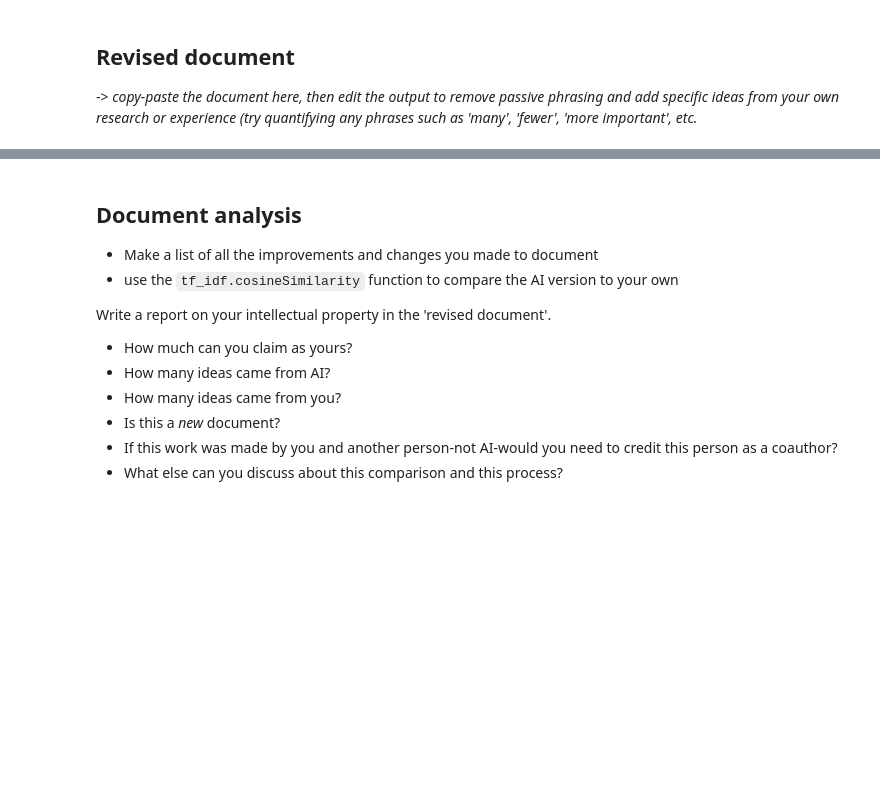
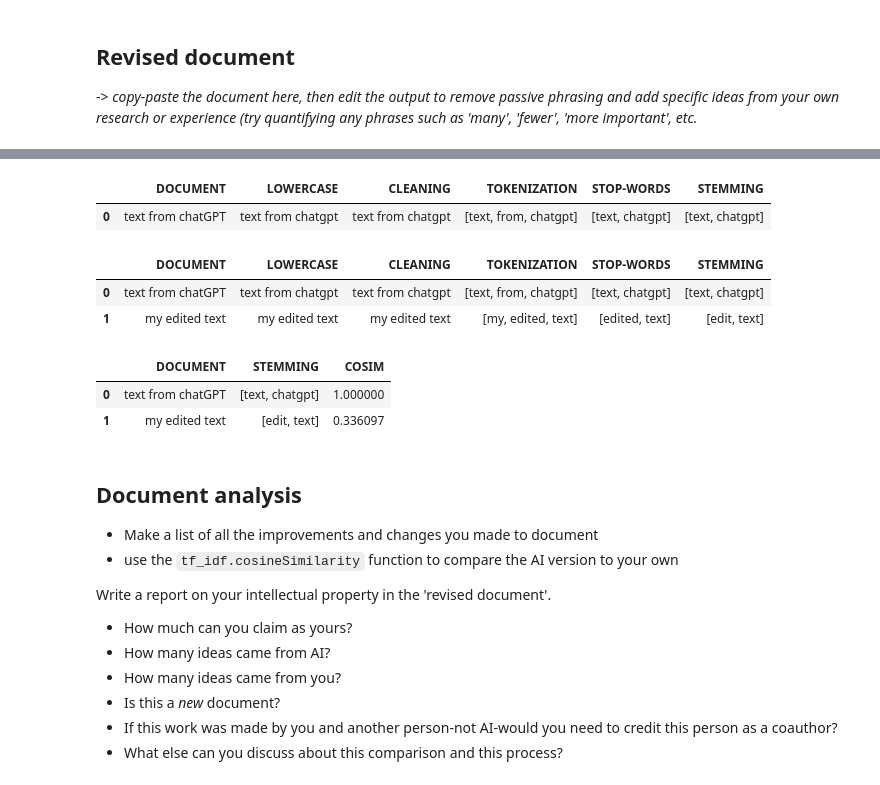
Before and after one commit to profryancoooper/data-driven-decisions, a Jupyter notebook: module_00/HW_01.ipynb, the cells around one changed output, grey strips where cells are left out. Drawn from its saved outputs; the diff is of its cells as text; code cells hidden in the pictures; blank space fills up the shorter version.

```diff
--- a/module_00/HW_01.ipynb
+++ b/module_00/HW_01.ipynb
@@ -44,3 +67,26 @@ choose your company product:
+# %%
+AI = ''' text from chatGPT '''
+compare = tf_idf.preprocess_text(AI)
+compare
+# %% [output]
+|  | DOCUMENT | LOWERCASE | CLEANING | TOKENIZATION | STOP-WORDS | STEMMING |
+| 0 | text from chatGPT | text from chatgpt | text from chatgpt | [text, from, chatgpt] | [text, chatgpt] | [text, chatgpt] |
+# %%
+ME = ''' my edited text '''
+
+compare = compare = pd.concat([compare, tf_idf.preprocess_text(ME)],
+                    ignore_index=True)
+compare
+# %% [output]
+|  | DOCUMENT | LOWERCASE | CLEANING | TOKENIZATION | STOP-WORDS | STEMMING |
+| 0 | text from chatGPT | text from chatgpt | text from chatgpt | [text, from, chatgpt] | [text, chatgpt] | [text, chatgpt] |
+| 1 | my edited text | my edited text | my edited text | [my, edited, text] | [edited, text] | [edit, text] |
+# %%
+tf_idf.cosineSimilarity(compare)
+# %% [output]
+|  | DOCUMENT | STEMMING | COSIM |
+| 0 | text from chatGPT | [text, chatgpt] | 1.000000 |
+| 1 | my edited text | [edit, text] | 0.336097 |
 # %% [markdown]
 ## Document analysis
 
```
Also changed, not shown: parts of 3 cells of this notebook, 15 other files.
